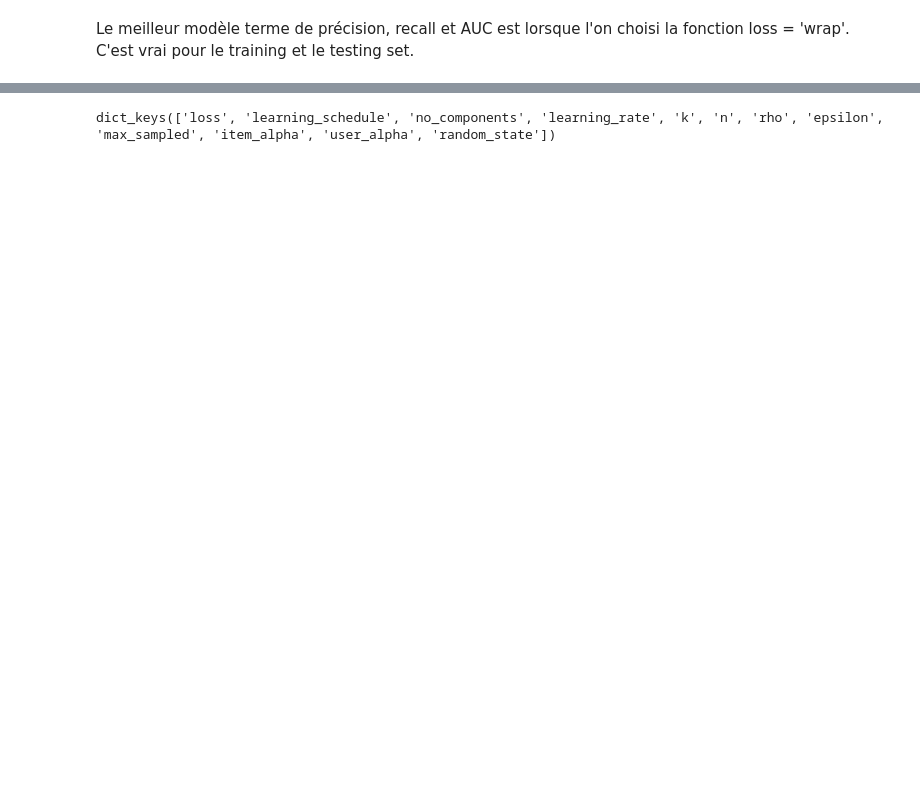
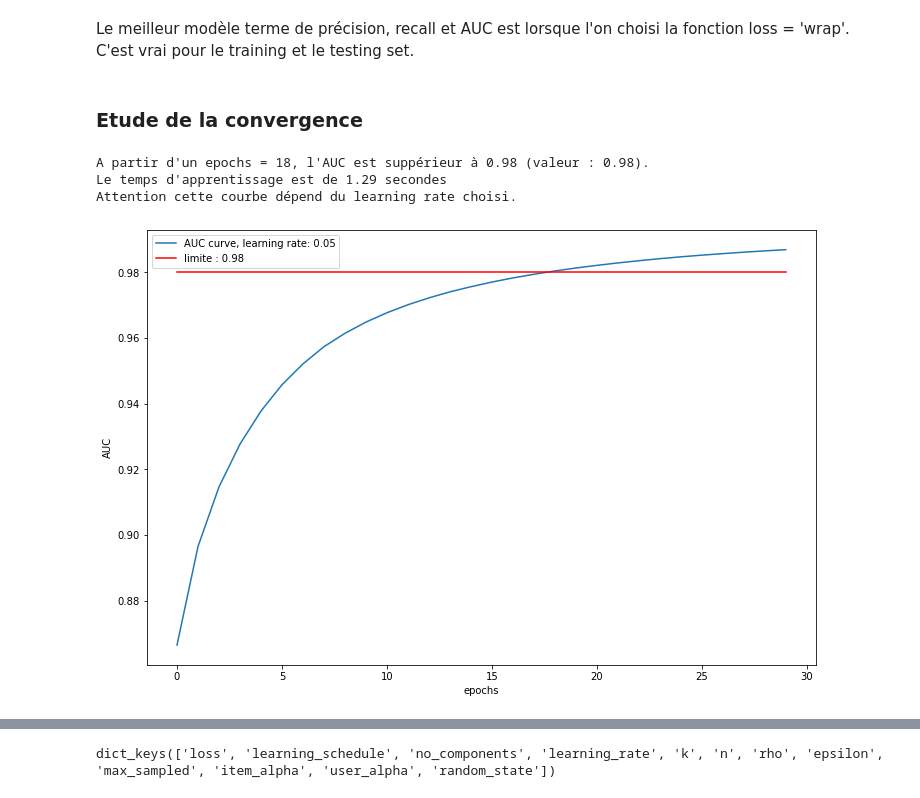
Before and after one commit to AnthonyBonfils3/Simplon_Brief_Recommandation, a Jupyter notebook: lastfm.ipynb, the cells around one changed output, grey strips where cells are left out. Drawn from its saved outputs; the diff is of its cells as text; code cells hidden in the pictures; blank space fills up the shorter version.

```diff
--- a/lastfm.ipynb
+++ b/lastfm.ipynb
@@ -121,0 +160,8 @@ print(top_items)
+# %%
+userID = 34
+liste_user_idx = list(user_ids)
+idx = liste_user_idx.index(userID)
+print(idx)
+
+top_artists_predicted = get_recommandation(userID, print_ok=True)
+top_artists_true = get_ground_truth(userID, print_ok=True)
@@ -202,2 +270,4 @@ df_test
 # %% [markdown]
 Le meilleur modèle terme de précision, recall et AUC est lorsque l'on choisi la fonction loss = 'wrap'. C'est vrai pour le training et le testing set.
+# %% [markdown]
+### Etude de la convergence
@@ -203,0 +304,32 @@ Le meilleur modèle terme de précision, recall et AUC est lorsque l'on choisi l
+# %%
+train_res = AUC_fcn_of_epochs(model1, train, nb_epochs)
+# %%
+arr = np.array(train_res['ligthFM-loss_wrap'])
+df = pd.DataFrame(arr, columns=['time_s', 'i', 'AUC'])
+#df.head(7)
+# %%
+AUC_lim = 0.98
+
+def plot_AUC_fcn_of_epochs(df, AUC_lim, learn_rate):
+    for idx in df.index:
+        if df.AUC[idx]>=AUC_lim:
+            break
+
+    plt.figure(figsize=(12,8))
+    plt.plot(df[['i']].values, df[['AUC']].values, label=f'AUC curve, learning rate: {learn_rate}')
+    plt.plot(df.i.values, AUC_lim*np.ones(len(df.i)), 'r', label=f'limite : {AUC_lim}')
+    plt.xlabel('epochs')
+    plt.ylabel('AUC')
+    plt.legend()
+
+
+    print(f"A partir d'un epochs = {int(df.i[idx])}, l'AUC est suppérieur à {AUC_lim} (valeur : {df.AUC[idx].round(3)}).")
+    print(f"Le temps d'apprentissage est de {df.time_s[:idx].sum().round(3)} secondes")
+
+plot_AUC_fcn_of_epochs(df, AUC_lim, learn_rate)
+print('Attention cette courbe dépend du learning rate choisi.')
+# %% [output]
+A partir d'un epochs = 18, l'AUC est suppérieur à 0.98 (valeur : 0.98).
+Le temps d'apprentissage est de 1.29 secondes
+Attention cette courbe dépend du learning rate choisi.
+[figure, added]
```
Also changed, not shown: parts of 39 cells of this notebook, 19 other files.
